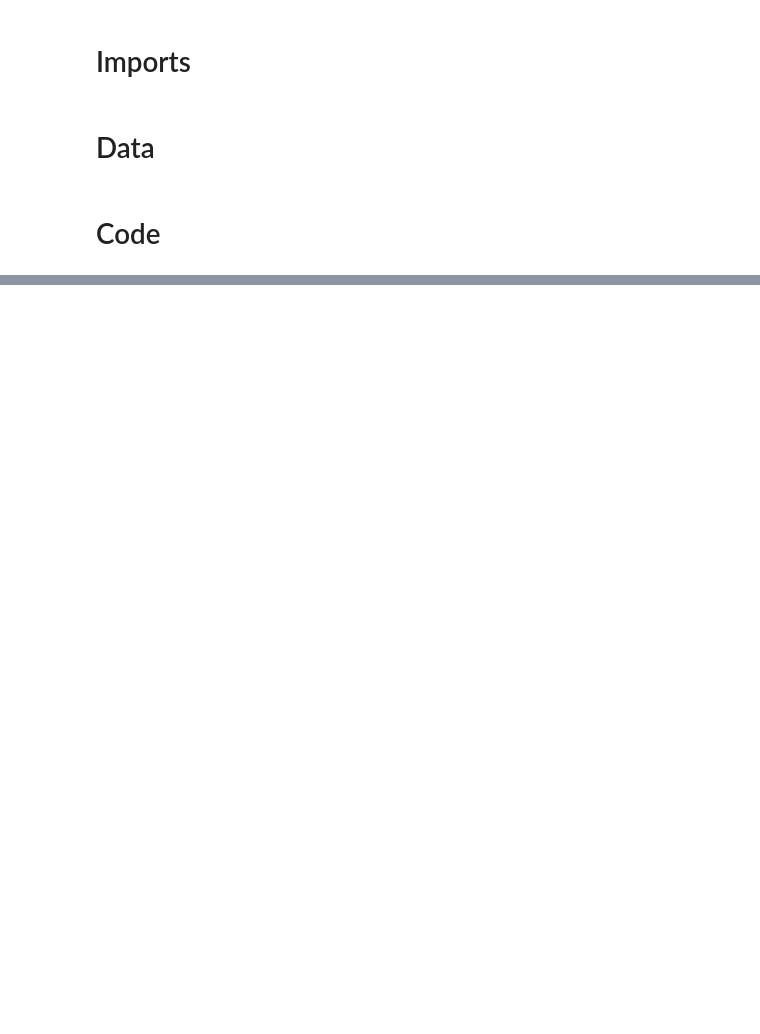
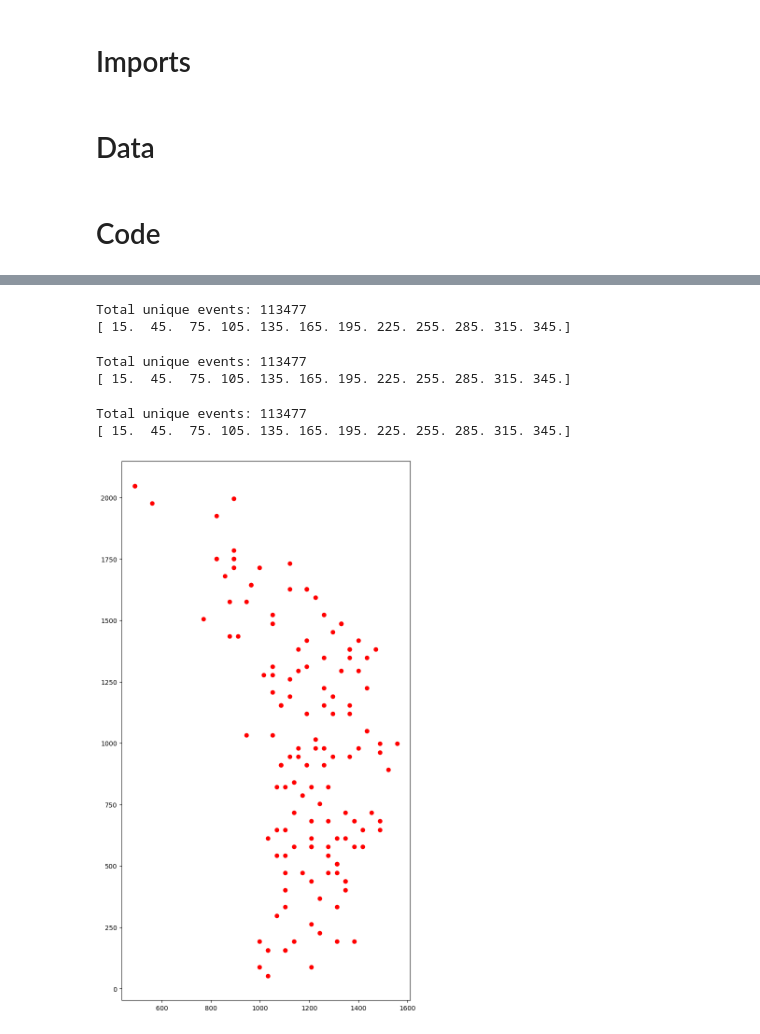
Before and after one commit to braingeneers/midbrain_parkinsons, a Jupyter notebook: dev/other/thomas/thesis/spatial_vectors.ipynb, the cells around one changed output, grey strips where cells are left out. Cells and saved outputs as stored; diff of their text form; code cells hidden in the pictures; blank space fills up the shorter version.

Commit message:
spatial-average

```diff
--- a/dev/other/thomas/thesis/spatial_vectors.ipynb
+++ b/dev/other/thomas/thesis/spatial_vectors.ipynb
@@ -293,0 +436,22 @@ histograms
+# %%
+distances_angles_per_neuron = calculate_stats_per_neuron(sd, averaged_histograms)
+# %% [output]
+Total unique events: 113477
+[ 15.  45.  75. 105. 135. 165. 195. 225. 255. 285. 315. 345.]
+# %%
+distances_angles_per_neuron_BASIC = calculate_stats_per_neuron(sd, histograms)
+distances_angles_per_neuron_FINAL = calculate_stats_per_neuron(sd, final_histograms)
+# %% [output]
+Total unique events: 113477
+[ 15.  45.  75. 105. 135. 165. 195. 225. 255. 285. 315. 345.]
+Total unique events: 113477
+[ 15.  45.  75. 105. 135. 165. 195. 225. 255. 285. 315. 345.]
+# %%
+def averages_per_postion(distances_angles_per_neuron):
+    avg_distances_angles = {}
+    neuron_positions = get_neuron_positions(sd)
+    for neuron_id, stats in distances_angles_per_neuron.items():
+        avg_distance = np.mean([stat['distance'] for stat in stats])
+        avg_angle = np.mean([stat['angle'] for stat in stats])
+        avg_distances_angles[neuron_id] = {'distance': avg_distance, 'angle': avg_angle, 'position': neuron_positions[neuron_id]}
+    return avg_distances_angles
@@ -293,0 +460,26 @@ histograms
+# %%
+results_basic = averages_per_postion(distances_angles_per_neuron_BASIC)
+results_final = averages_per_postion(distances_angles_per_neuron_FINAL)
+# %%
+data = results_final
+
+# Adjusting the plot with specified modifications: narrower, less bold arrows, and red neurons
+fig, ax = plt.subplots(figsize=(15, 15))  # Increased figure size
+for key, value in data.items():
+    position = value['position']
+    angle = value['angle']
+    distance = value['distance'] / 10  # Scaling down the distance for better visualization on the plot
+
+    # Calculate the end point of the arrow
+    end_point = position + np.array([np.cos(angle) * distance, np.sin(angle) * distance])
+
+    # Plotting the point in red
+    ax.plot(position[0], position[1], 'o', color='red')
+
+    # Plotting the arrow with narrower and less bold appearance
+    ax.annotate('', xy=end_point, xytext=position, arrowprops=dict(facecolor='black', shrink=0.05, width=0.5, headwidth=5, headlength=5))
+
+ax.set_aspect('equal')
+plt.show()
+# %% [output]
+[figure, added]
```
Also changed, not shown: parts of 18 cells of this notebook, 9 other files.
